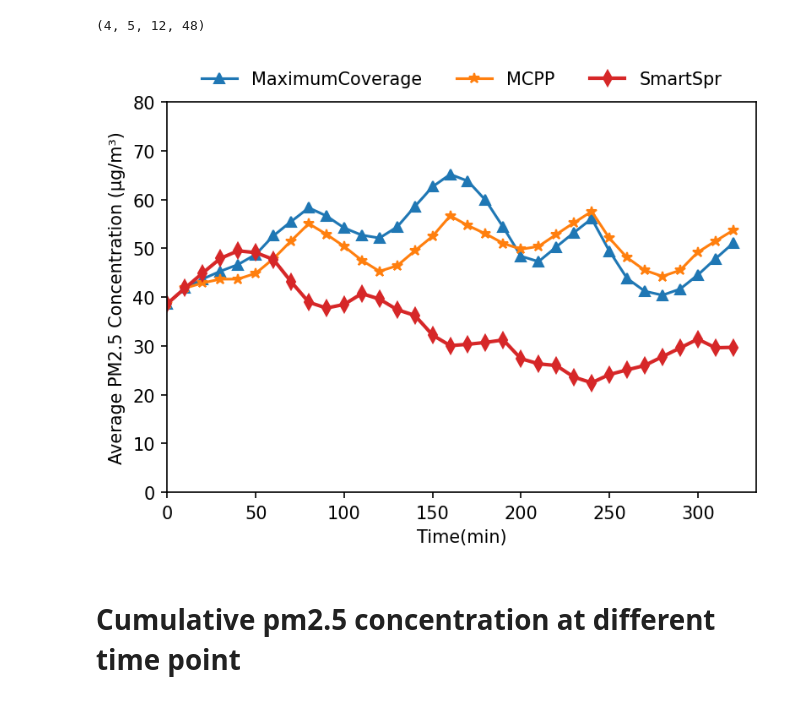
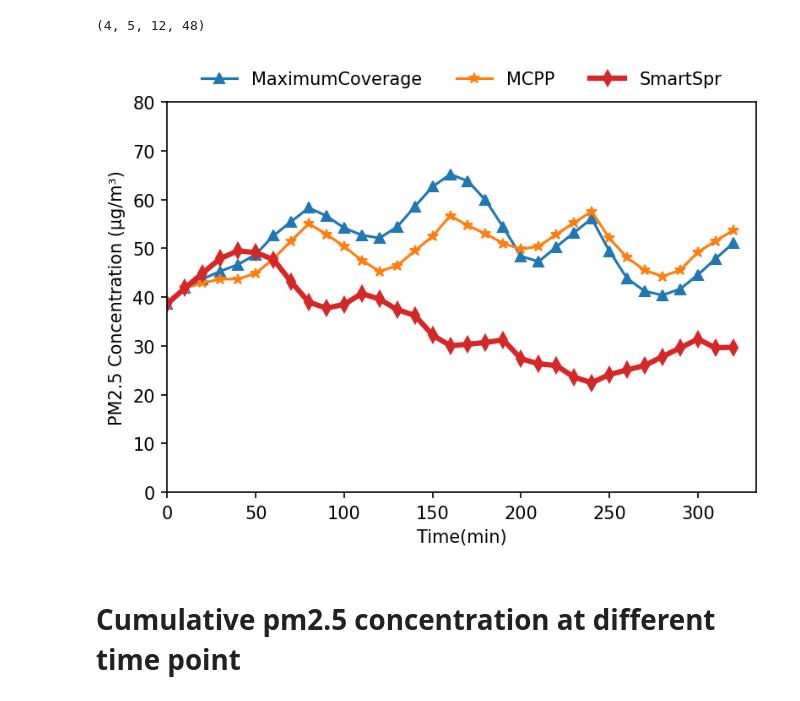
Before and after one commit to xiaozijianx/PyPolo-main, a Jupyter notebook: Visual_LineChartTime_matplotlib.ipynb, the cells around one changed output. Cells and saved outputs as stored; diff of their text form; code cells hidden in the pictures.

```diff
--- a/Visual_LineChartTime_matplotlib.ipynb
+++ b/Visual_LineChartTime_matplotlib.ipynb
@@ -57,29 +57,29 @@ print(strategy_meanpm.shape)
 # %%
 Time_deadline = 33
 xtitle = 'Time(min)'
-ytitle = 'Average PM2.5 Concentration (μg/m³)'
+ytitle = 'PM2.5 Concentration (μg/m³)'
 filename = './outputs/png/line_timeAveragePollution-teamsize3-linetype.png'
 colors_dict = ['#d62728', '#ff7f0e', '#1f77b4']
 ncol = 3
 x_values = np.arange(0, Time_deadline)
 
 plt.figure(figsize =(6,4),dpi=150)
 
 plt.plot(x_values, strategy_meanpm[2][2][7][0:Time_deadline], marker='^', color=colors_dict[2], label='MaximumCoverage')
 plt.plot(x_values, strategy_meanpm[1][2][7][0:Time_deadline], marker='*', color=colors_dict[1], label='MCPP')
-plt.plot(x_values, strategy_meanpm[0][2][7][0:Time_deadline], marker='d', color=colors_dict[0], linewidth=2, label='SmartSpr')
+plt.plot(x_values, strategy_meanpm[0][2][7][0:Time_deadline], marker='d', color=colors_dict[0], linewidth=3, label='SmartSpr')
 
 plt.xlabel(xtitle)
 plt.ylabel(ytitle)
 plt.legend(loc='upper center', bbox_to_anchor=(0.5, 1.12), ncol=ncol, frameon=False)
 
 plt.xlim([1-0.3, Time_deadline+0.3])
 plt.ylim([0, 80])
 plt.xticks(np.arange(0, Time_deadline, 5), np.arange(0, Time_deadline, 5) * 10)
 
 plt.savefig(filename,bbox_inches = 'tight')
 # %% [output]
-[figure, old version]
+[figure, new version]
 # %% [markdown]
 # Cumulative pm2.5 concentration at different time point
 # %%
```
Also changed, not shown: parts of 1 cell of this notebook, 9 other files.
